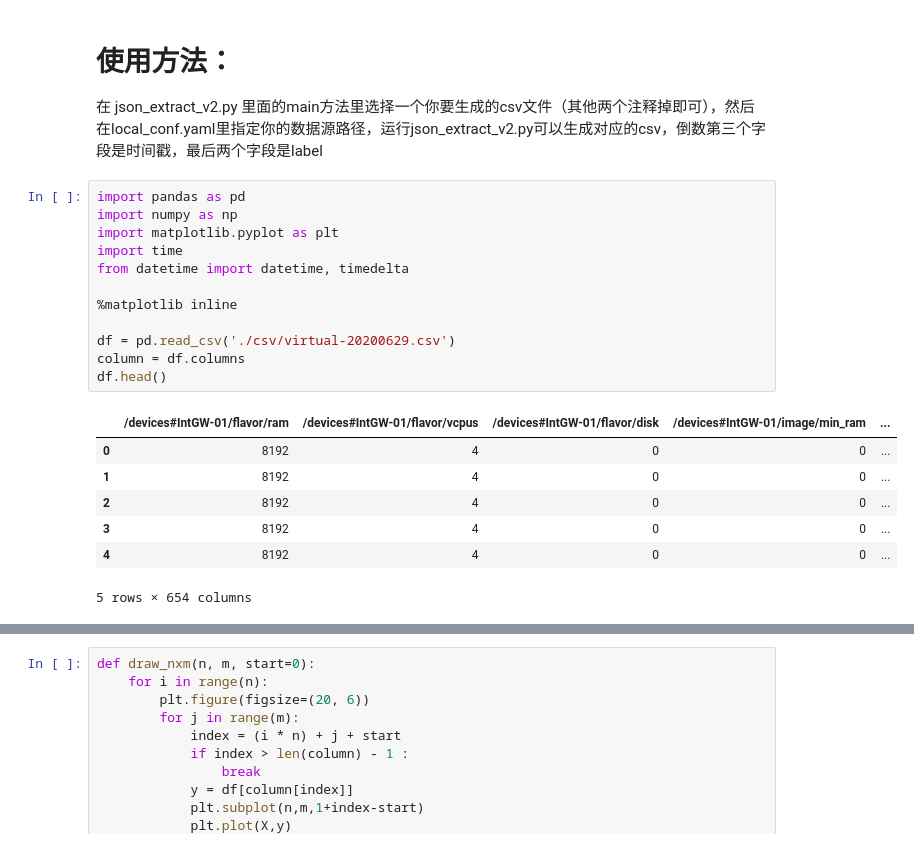
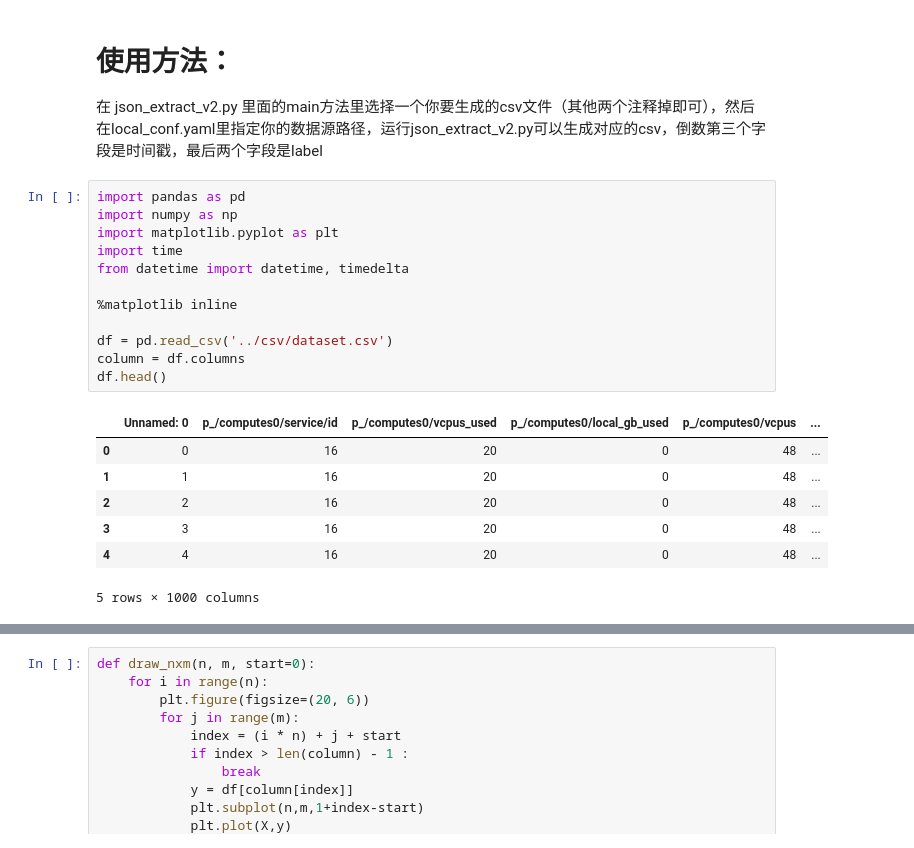
Before and after one commit to ITU-AI-ML-in-5G-Challenge/ITU-ML5G-PS-032-KDDI-UT-NakaoLab-AI, a Jupyter notebook: deprecated/virtual_feature_analysis.ipynb, the cells around one changed output, grey strips where cells are left out. Cells and saved outputs as stored; diff of their text form.

```diff
--- a/deprecated/virtual_feature_analysis.ipynb
+++ b/deprecated/virtual_feature_analysis.ipynb
@@ -4,22 +4,22 @@
 # %%
 import pandas as pd
 import numpy as np
 import matplotlib.pyplot as plt
 import time
 from datetime import datetime, timedelta
 
 %matplotlib inline
 
-df = pd.read_csv('./csv/virtual-20200629.csv')
+df = pd.read_csv('../csv/dataset.csv')
 column = df.columns
 df.head()
 # %% [output]
-|  | /devices#IntGW-01/flavor/ram | /devices#IntGW-01/flavor/vcpus | /devices#IntGW-01/flavor/disk | /devices#IntGW-01/image/min_ram | ... |
-| 0 | 8192 | 4 | 0 | 0 | ... |
-| 1 | 8192 | 4 | 0 | 0 | ... |
-| 2 | 8192 | 4 | 0 | 0 | ... |
-| 3 | 8192 | 4 | 0 | 0 | ... |
-| 4 | 8192 | 4 | 0 | 0 | ... |
+|  | Unnamed: 0 | p_/computes0/service/id | p_/computes0/vcpus_used | p_/computes0/local_gb_used | p_/computes0/vcpus | ... |
+| 0 | 0 | 16 | 20 | 0 | 48 | ... |
+| 1 | 1 | 16 | 20 | 0 | 48 | ... |
+| 2 | 2 | 16 | 20 | 0 | 48 | ... |
+| 3 | 3 | 16 | 20 | 0 | 48 | ... |
+| 4 | 4 | 16 | 20 | 0 | 48 | ... |
-5 rows × 654 columns
+5 rows × 1000 columns
 # %%
 # 时间戳转成 小时:分钟 形式
```
Also changed, not shown: parts of 46 cells of this notebook, 1 other file.
